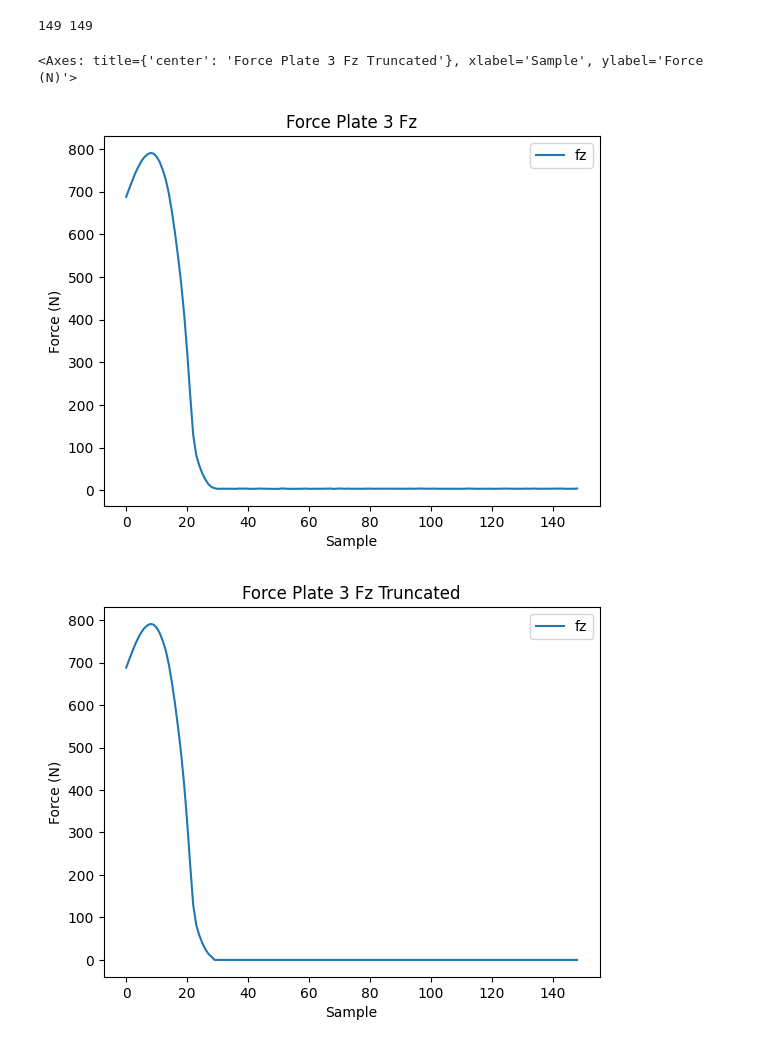
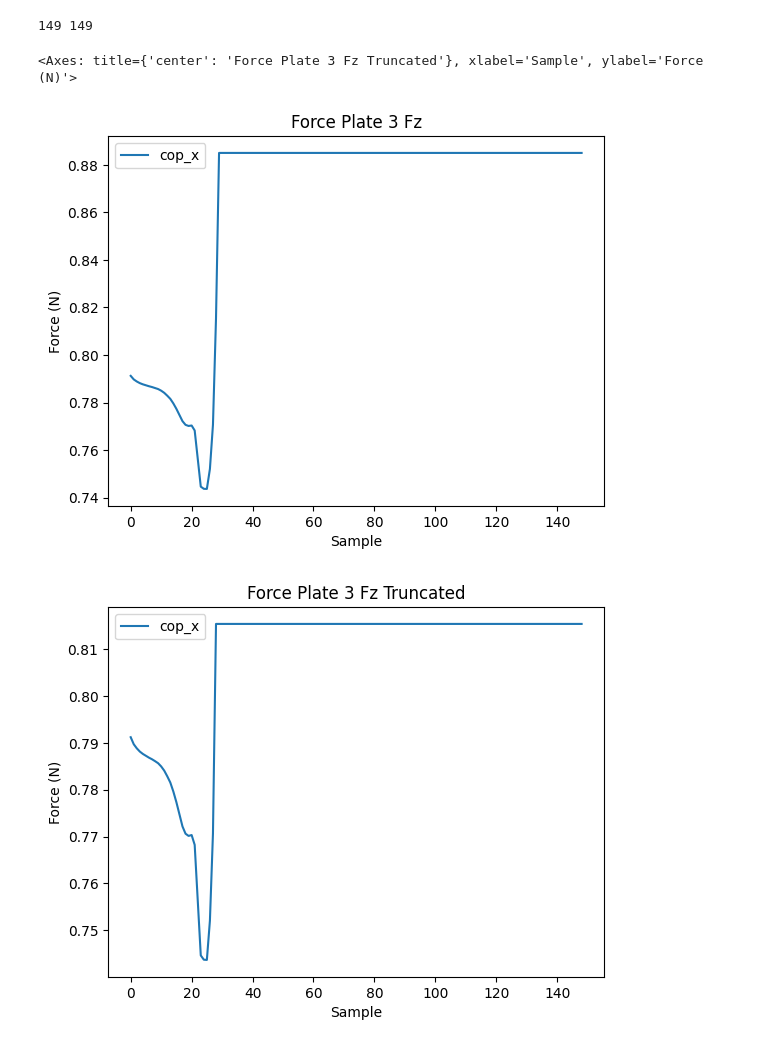
Before and after one commit to magictoene/Biomechanics, a Jupyter notebook: processForceData.ipynb, the cells around one changed output. Cells and saved outputs as stored; diff of their text form; code cells hidden in the pictures.

```diff
--- a/processForceData.ipynb
+++ b/processForceData.ipynb
@@ -97,18 +97,17 @@ for fp in fps:
 # %%
 fp1_trunc = fps_trunc[0]
 fp2_trunc = fps_trunc[1]
 fp3_trunc = fps_trunc[2]
 
-fp3.plot(y=['fz'], title='Force Plate 3 Fz', xlabel='Sample', ylabel='Force (N)')
+fp3.plot(y=['cop_x'], title='Force Plate 3 Fz', xlabel='Sample', ylabel='Force (N)')
 print(len(fp1_trunc), len(fps[1]))
 
-
-fp3_trunc.plot(y=['fz'], title='Force Plate 3 Fz Truncated', xlabel='Sample', ylabel='Force (N)')
+fp3_trunc.plot(y=['cop_x'], title='Force Plate 3 Fz Truncated', xlabel='Sample', ylabel='Force (N)')
 # %% [output]
 149 149
 <Axes: title={'center': 'Force Plate 3 Fz Truncated'}, xlabel='Sample', ylabel='Force (N)'>
-[figure, old version]
+[figure, new version]
-[figure, old version]
+[figure, new version]
 # %%
 def filter_data(data, cutoff, fs, order=4):
     nyquist = 0.5 * fs
```
Also changed, not shown: parts of 2 cells of this notebook, 22 other files.
